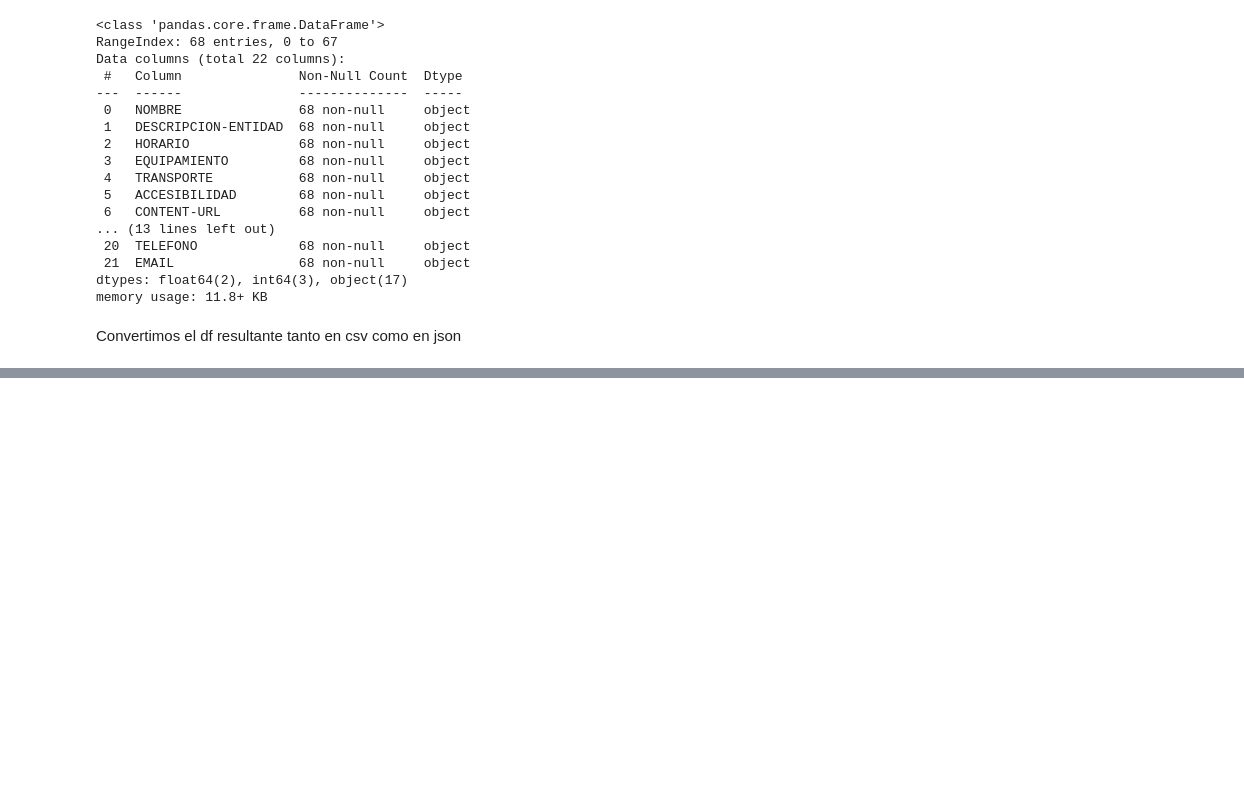
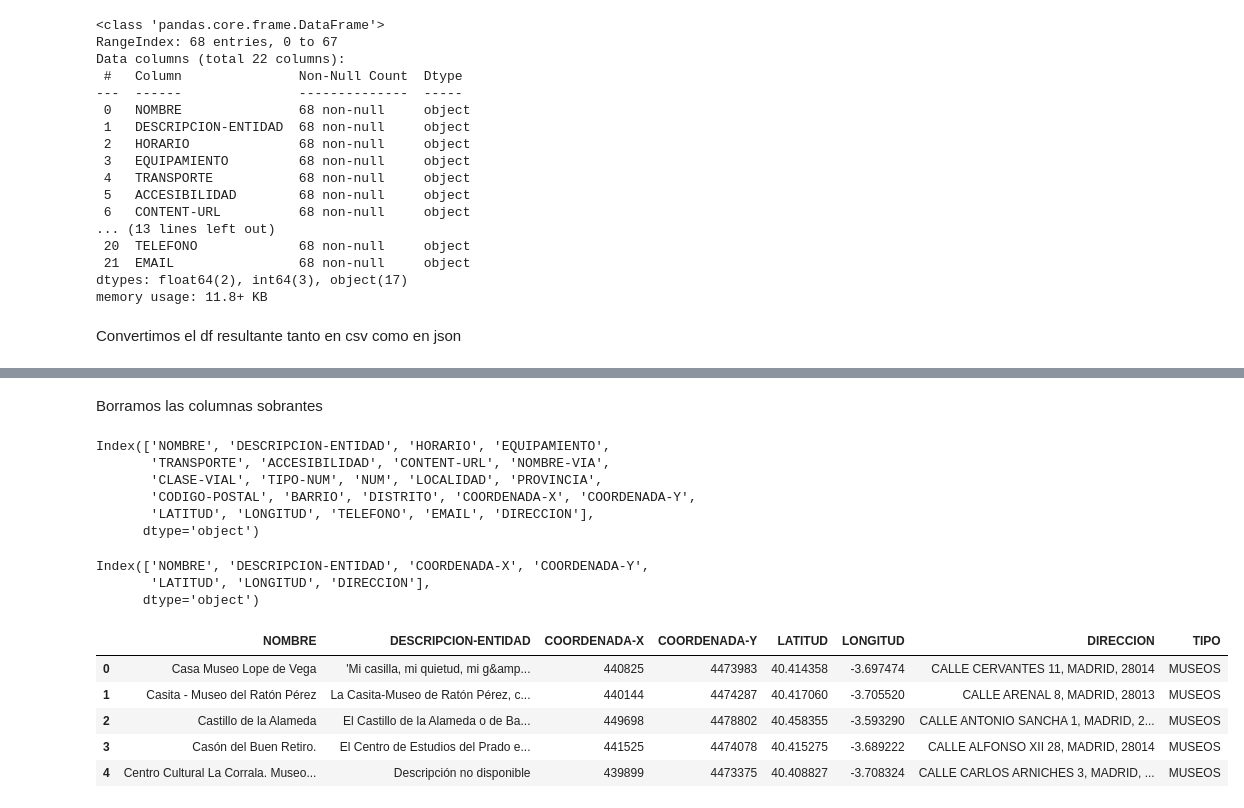
Before and after one commit to dfvinxu/desafio_data, a Jupyter notebook: notebooks/museos_cleaning.ipynb, the cells around one changed output, grey strips where cells are left out. Drawn from its saved outputs; the diff is of its cells as text; code cells hidden in the pictures; blank space fills up the shorter version.

Commit message:
commit museos nuevo csv

```diff
--- a/notebooks/museos_cleaning.ipynb
+++ b/notebooks/museos_cleaning.ipynb
@@ -173,6 +164,9 @@ Data columns (total 22 columns):
  21  EMAIL                68 non-null     object
 dtypes: float64(2), int64(3), object(17)
 memory usage: 11.8+ KB
+# %%
+df_museos["NUM"]= df_museos["NUM"].astype(int)
+df_museos["NUM"]= df_museos["NUM"].astype(str)
 # %% [markdown]
 Convertimos el df resultante tanto en csv como en json
 # %%
@@ -181,0 +178,6 @@ df_museos.to_json('../data/madrid/museos/museos.json', orient='records',force_as
+# %%
+def concatenar_fila(row):
+    return f"{row['CLASE-VIAL']} {row['NOMBRE-VIA']} {row['NUM']}, {row['LOCALIDAD']}, {row['CODIGO-POSTAL']}"
+
+# Crear la nueva columna "DIRECCION" aplicando la función a lo largo de las filas
+df_museos['DIRECCION'] = df_museos.apply(concatenar_fila, axis=1)
@@ -181,0 +188,33 @@ df_museos.to_json('../data/madrid/museos/museos.json', orient='records',force_as
+# %% [markdown]
+Borramos las columnas sobrantes
+# %%
+df_museos.columns
+# %% [output]
+Index(['NOMBRE', 'DESCRIPCION-ENTIDAD', 'HORARIO', 'EQUIPAMIENTO',
+       'TRANSPORTE', 'ACCESIBILIDAD', 'CONTENT-URL', 'NOMBRE-VIA',
+       'CLASE-VIAL', 'TIPO-NUM', 'NUM', 'LOCALIDAD', 'PROVINCIA',
+       'CODIGO-POSTAL', 'BARRIO', 'DISTRITO', 'COORDENADA-X', 'COORDENADA-Y',
+       'LATITUD', 'LONGITUD', 'TELEFONO', 'EMAIL', 'DIRECCION'],
+      dtype='object')
+# %%
+df_museos.drop(['HORARIO','EQUIPAMIENTO',
+       'TRANSPORTE', 'ACCESIBILIDAD', 'CONTENT-URL', 'NOMBRE-VIA',
+       'CLASE-VIAL', 'TIPO-NUM', 'NUM', 'LOCALIDAD', 'PROVINCIA',
+       'CODIGO-POSTAL', 'BARRIO', 'DISTRITO','TELEFONO', 'EMAIL'],axis = 1,inplace=True)
+# %%
+df_museos.columns
+# %% [output]
+Index(['NOMBRE', 'DESCRIPCION-ENTIDAD', 'COORDENADA-X', 'COORDENADA-Y',
+       'LATITUD', 'LONGITUD', 'DIRECCION'],
+      dtype='object')
+# %%
+df_museos["TIPO"] = "MUSEOS"
+# %%
+df_museos.head()
+# %% [output]
+|  | NOMBRE | DESCRIPCION-ENTIDAD | COORDENADA-X | COORDENADA-Y | LATITUD | LONGITUD | DIRECCION | TIPO |
+| 0 | Casa Museo Lope de Vega | 'Mi casilla, mi quietud, mi g&amp... | 440825 | 4473983 | 40.414358 | -3.697474 | CALLE CERVANTES 11, MADRID, 28014 | MUSEOS |
+| 1 | Casita - Museo del Ratón Pérez | La Casita-Museo de Ratón Pérez, c... | 440144 | 4474287 | 40.417060 | -3.705520 | CALLE ARENAL 8, MADRID, 28013 | MUSEOS |
+| 2 | Castillo de la Alameda | El Castillo de la Alameda o de Ba... | 449698 | 4478802 | 40.458355 | -3.593290 | CALLE ANTONIO SANCHA 1, MADRID, 2... | MUSEOS |
+| 3 | Casón del Buen Retiro. | El Centro de Estudios del Prado e... | 441525 | 4474078 | 40.415275 | -3.689222 | CALLE ALFONSO XII 28, MADRID, 28014 | MUSEOS |
+| 4 | Centro Cultural La Corrala. Museo... | Descripción no disponible | 439899 | 4473375 | 40.408827 | -3.708324 | CALLE CARLOS ARNICHES 3, MADRID, ... | MUSEOS |
```
Also changed, not shown: parts of 6 cells of this notebook, 1 other file.
